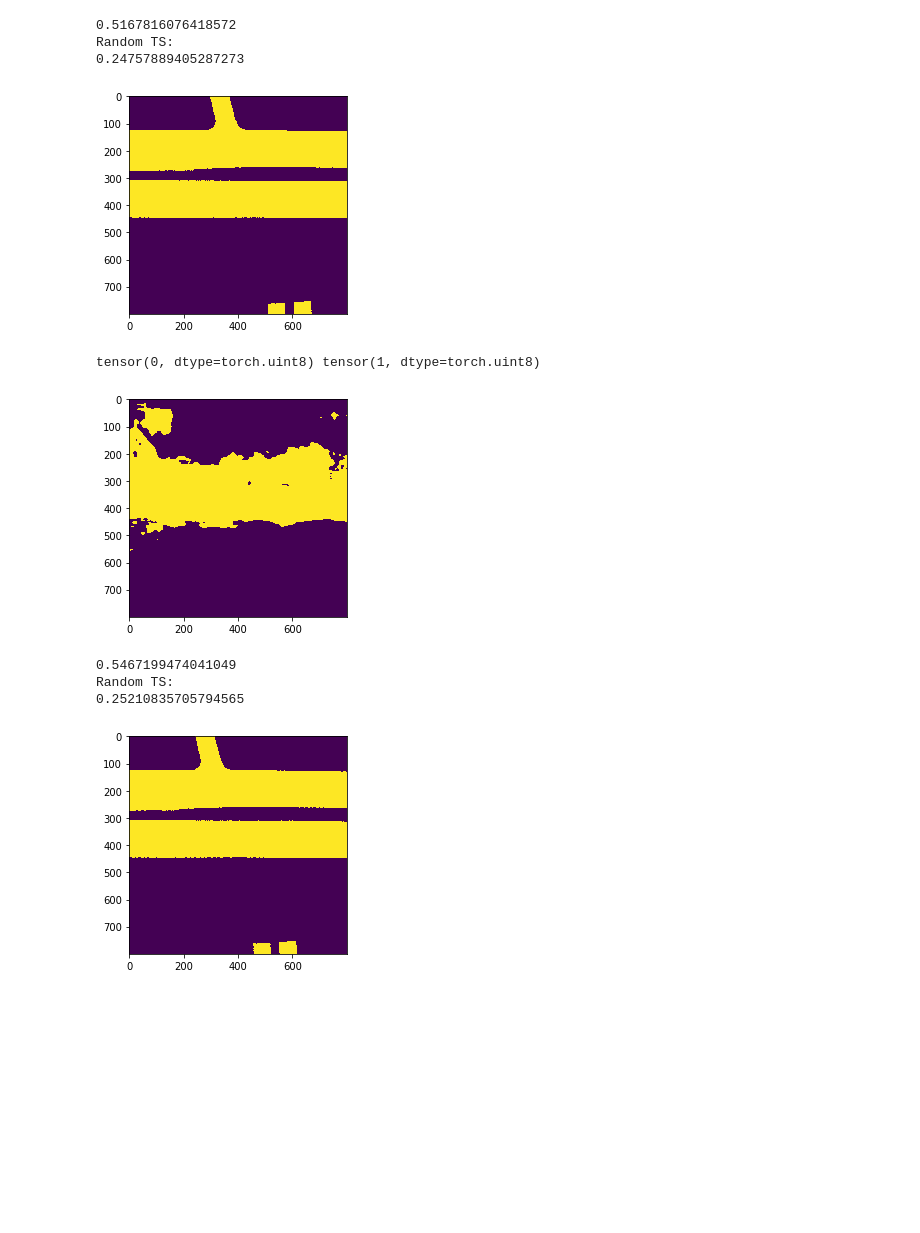
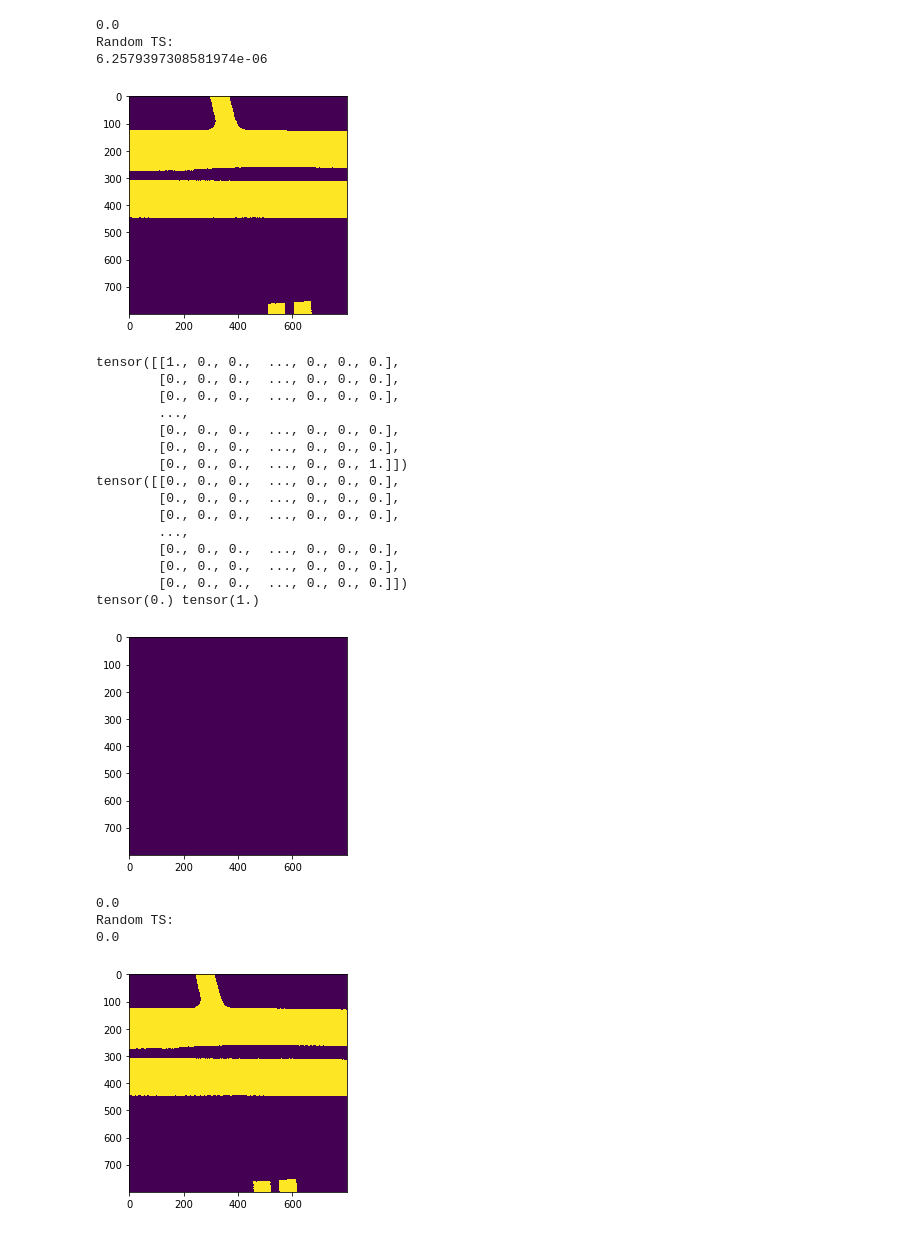
Before and after one commit to Mohith22/autonomous-driving, a Jupyter notebook: code/Road-Map-Pred/Evaluation.ipynb, the cells around one changed output. Drawn from its saved outputs; the diff is of its cells as text; code cells hidden in the pictures; blank space fills up the shorter version.

Commit message:
ResNet Encoder & Decoder Modified

```diff
--- a/code/Road-Map-Pred/Evaluation.ipynb
+++ b/code/Road-Map-Pred/Evaluation.ipynb
@@ -31,7 +31,7 @@ torch.cuda.manual_seed_all(0)
 transform = torchvision.transforms.ToTensor()
 
 model_avail = True
-model_path = "../../models_senc-dec/model_27.pth"
+model_path = "../../../RoadMapModelFiles/model_0.pth"
 is_eval = True
 
 def weight_init(m):
@@ -113,19 +113,8 @@ def LoadData(image_folder, annotation_csv):
 # %%
 #ThreatScore - Determines Model Performance - Challenge Metric
 def ThreatScore(true, pred):
-	TP = 0
-	FP = 0
-	FN = 0
-	n = len(true)
-	for i in range(n):
-		for j in range(n):
-			if true[i][j] == True and pred[i][j] == True:
-				TP += 1
-			elif true[i][j] == False and pred[i][j] == True:
-				FP += 1
-			elif true[i][j] == True and pred[i][j] == False:
-				FN += 1
-	return TP/(TP+FP+FN)
+    tp = (true * pred).sum()
+    return (tp * 1.0 / (true.sum() + pred.sum() - tp)).item()
 
 def ComputeLoss(criterion, true, pred):
 	loss = 0.0
@@ -223,14 +212,14 @@ class Encoder_Decoder(nn.Module):
 # %%
 def main():
 
-    image_folder = '../../data'
-    annotation_csv = '../../data/annotation.csv'
+    image_folder = '../../../data'
+    annotation_csv = '../../../data/annotation.csv'
     trainloader, valloader = LoadData(image_folder, annotation_csv)
     sample, target, road_image, extra = iter(trainloader).next()
     #print(road_image)
     device = torch.device("cuda:0" if torch.cuda.is_available() else "cpu")
     #device = "cpu"
-    model = SEncoder_Decoder()
+    model = Mini_Encoder_Decoder()
     model.to(device)
     if model_avail:
         model.load_state_dict(torch.load(model_path,map_location=lambda storage, location: storage))
@@ -248,7 +237,7 @@ def main():
             for i, data in enumerate(valloader, 0):
                 sample, target, road_image, extra  = data
                 outputs = model(torch.stack(sample).to(device))
-                outputs = torch.squeeze(outputs)
+                outputs = torch.squeeze(outputs, dim=1)
                 road_image_true = torch.stack([torch.Tensor(x.numpy()) for x in road_image]).to(device)
                 plt.imshow(road_image_true[0].numpy())
                 plt.show()
@@ -257,12 +246,15 @@ def main():
                 #_, predicted = torch.max(outputs.data, 0)
                 #outputs = predicted
                 outputs = outputs>=0.5
+                outputs = outputs.float()
+                print(outputs[0])
+                print(road_image_true[0])
                 print(outputs[0].min(), outputs[0].max())
                 plt.imshow(outputs[0].detach().numpy())
                 plt.show()
                 print(ThreatScore(road_image_true[0],outputs[0]))
                 print("Random TS: "),
-                random_map = torch.randint(0,2,(800,800))
+                random_map = torch.randint(0,2,(800,800)).float()
                 print(ThreatScore(random_map,outputs[0]))
     else:
 
@@ -295,10 +301,24 @@ tensor(0, dtype=torch.uint8) tensor(1, dtype=torch.uint8)
-0.5167816076418572
+0.0
 Random TS:
-0.24757889405287273
+6.2579397308581974e-06
 [figure]
-tensor(0, dtype=torch.uint8) tensor(1, dtype=torch.uint8)
+tensor([[1., 0., 0.,  ..., 0., 0., 0.],
+        [0., 0., 0.,  ..., 0., 0., 0.],
+        [0., 0., 0.,  ..., 0., 0., 0.],
+        ...,
+        [0., 0., 0.,  ..., 0., 0., 0.],
+        [0., 0., 0.,  ..., 0., 0., 0.],
+        [0., 0., 0.,  ..., 0., 0., 1.]])
+tensor([[0., 0., 0.,  ..., 0., 0., 0.],
+        [0., 0., 0.,  ..., 0., 0., 0.],
+        [0., 0., 0.,  ..., 0., 0., 0.],
+        ...,
+        [0., 0., 0.,  ..., 0., 0., 0.],
+        [0., 0., 0.,  ..., 0., 0., 0.],
+        [0., 0., 0.,  ..., 0., 0., 0.]])
+tensor(0.) tensor(1.)
-[figure, old version]
+[figure, new version]
-0.5467199474041049
+0.0
 Random TS:
-0.25210835705794565
+0.0
 [figure]
```
Also changed, not shown: parts of 1 cell of this notebook, 9 other files.
